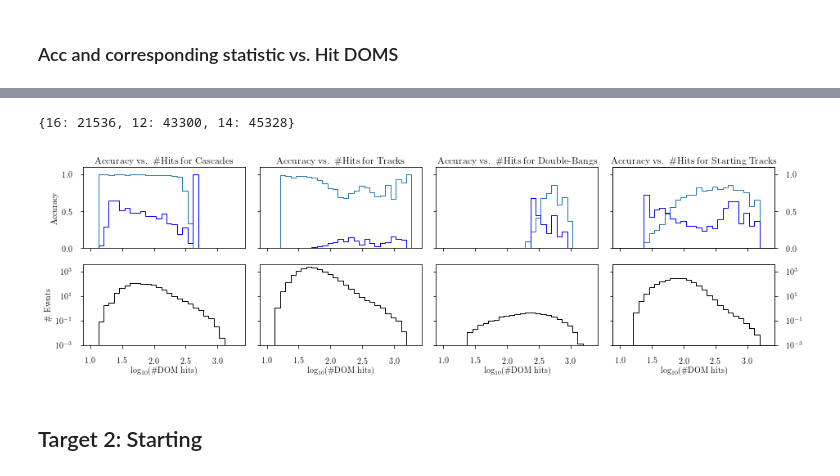
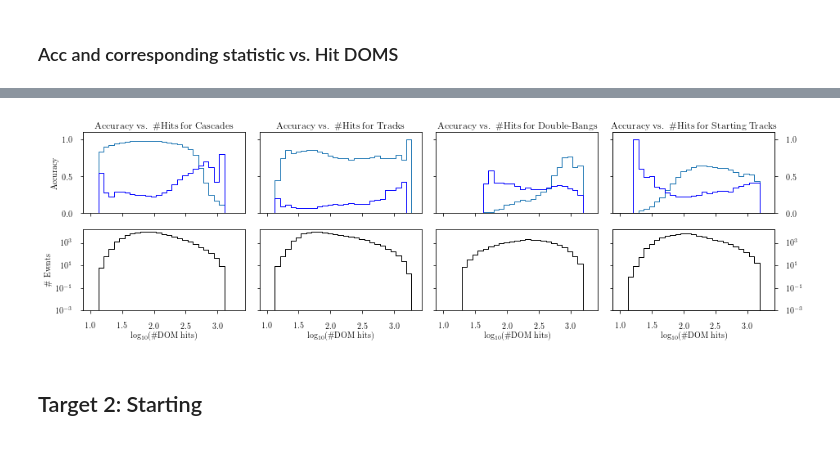
Before and after one commit to tglauch/DeepIceLearning, a Jupyter notebook: notebooks/NN_Anaalysis_4Types.ipynb, the cells around one changed output, grey strips where cells are left out. Drawn from its saved outputs; the diff is of its cells as text; code cells hidden in the pictures.

```diff
--- a/notebooks/NN_Anaalysis_4Types.ipynb
+++ b/notebooks/NN_Anaalysis_4Types.ipynb
@@ -263,7 +47,7 @@ def acc_vs_hitDOMs_plot(pred, true, hitDOMs, title, binnumber):
 ###### Allocation of variables
 # %%
 # DATA_DIR = "/scratch9/tglauch/NN_out/run37/"
-DATA_DIR = "../output/DB/"
+DATA_DIR = "../output/4Types/new/"
 
 predictions_mctrue = pickle.load(file(os.path.join(DATA_DIR, 'best_val_loss_pred.pickle')))
 sample_len = len(predictions_mctrue['prediction'][0])
@@ -274,7 +58,7 @@ true_label_1 = retag_classify_startTrack(predictions_mctrue["mc_truth"]
 all_pred = np.argmax(pred_label_1, axis=1)
 classes_1 = ("Cascade", "Track", "Double Bang", "StartingTrack")
 
-zenith_pred = np.arccos(-predictions_mctrue["reco_vals"]['dir_z'][:sample_len])
+zenith_pred = np.arccos(-np.concatenate(predictions_mctrue["prediction"][1][:,2:3]))
 zenith_true = np.arccos(-predictions_mctrue['mc_truth']['dir_z_truth'][:sample_len])
 
 # Number of hit DOMs
@@ -282,7 +66,7 @@ IC_hitDOMs = predictions_mctrue["IC_HitDOMs"][:sample_len]
 DC_hitDOMs = predictions_mctrue["DC_HitDOMs"][:sample_len]
 hitDOMs = IC_hitDOMs + DC_hitDOMs
 
-energy=predictions_mctrue["reco_vals"]['energyFirstParticle']
+energy=predictions_mctrue["reco_vals"]['energyFirstParticle'][:sample_len]
 ptype = predictions_mctrue["reco_vals"]['firstParticle'][:sample_len]
 class_label = predictions_mctrue["reco_vals"]['ClassificationLabel'][:sample_len]
 azimuth_pred = np.arctan2(predictions_mctrue["reco_vals"]['dir_y'][:sample_len],
@@ -384,10 +139,10 @@ hits_dic = {'arr' : np.log10(IC_hitDOMs), 'xbins' : np.linspace(1, 3.4, 30), 'ti
             'xlabel': r'$\log_{10}$(\#DOM hits)', 'name': 'hits'}
 
 
-flux_weight = True
+flux_weight = False
 which = hits_dic # <--------Set this one
-add_mask =  np.max(pred_label_1, axis=1)>0.7
-add_str = 'strack_y_0.8_cut'
+add_mask = [] #np.max(pred_label_1, axis=1)>0.8
+add_str = 'all_'
 
 if flux_weight:
     atm_w, prompt_w, astro_w = calc_weights(predictions_mctrue["reco_vals"][:sample_len])
@@ -409,7 +164,8 @@ ax1 = plt.subplot2grid((2, 4), (0, 0))
 ax1 = acc_vs_quantity_plot(all_pred, true_label_1, 0,
                          which['arr'],
                          r"Accuracy vs. {} for Cascades".format(which['title']),
-                         which['xbins'], ax1, weights=tot_weight, add_mask = add_mask)
+                         which['xbins'], ax1, weights=tot_weight, add_mask = add_mask &
+                                                                             ~((true_label_1==3)&(inelasticity>0.5)))
 ax1.set_xticklabels([])
 ax1.set_ylabel('Accuracy')
 
@@ -439,7 +195,7 @@ ax31_2.set_ylim(ax31.get_ylim())
 
 ax4 = plt.subplot2grid((2, 4), (1, 0))
 max_vals = []
-mask = (true_label_1 == 0)
+mask = (true_label_1 == 0) & add_mask
 valsAll = np.histogram(which['arr'][mask], bins=which['xbins'],
                        weights=tot_weight[mask])[0]
 max_vals.append(np.max(valsAll))
@@ -448,7 +204,7 @@ ax4.set_xlabel(which['xlabel'])
 ax4.set_ylabel(r'\# Events')
 
 ax5 = plt.subplot2grid((2, 4), (1, 1))
-mask = (true_label_1 == 1)
+mask = (true_label_1 == 1) & add_mask
 valsAll = np.histogram(which['arr'][mask], bins=which['xbins'],
                       weights=tot_weight[mask])[0]
 ax5.semilogy(which['xbins'][:-1], valsAll, drawstyle = 'steps-mid', color='k')
@@ -456,38 +212,37 @@ ax5.set_xlabel(which['xlabel'])
 max_vals.append(np.max(valsAll))
 ax5.set_yticklabels([])
 
 ax6 = plt.subplot2grid((2, 4), (1, 2))
-mask = (true_label_1 == 2)
+mask = (true_label_1 == 2) & add_mask
 valsAll = np.histogram(which['arr'][mask], bins=which['xbins'],
                       weights=tot_weight[mask])[0]
 ax6.semilogy(which['xbins'][:-1], valsAll, drawstyle = 'steps-mid', color='k')
 ax6.set_xlabel(which['xlabel'])
 ax6.set_yticklabels([])
 max_vals.append(np.max(valsAll))
 
 ax61 = plt.subplot2grid((2, 4), (1, 3))
-mask = (true_label_1 == 3)
+mask = (true_label_1 == 3) & add_mask
 valsAll = np.histogram(which['arr'][mask], bins=which['xbins'],
                       weights=tot_weight[mask])[0]
 ax61.semilogy(which['xbins'][:-1], valsAll, drawstyle = 'steps-mid', color='k')
 ax61.set_xlabel(which['xlabel'])
 ax61.set_yticklabels([])
 max_vals.append(np.max(valsAll))
 
 ax4.set_ylim(0.001, 1.5*np.max(max_vals))
 ax5.set_ylim(0.001, 1.5*np.max(max_vals))
 ax6.set_ylim(0.001, 1.5*np.max(max_vals))
 ax61.set_ylim(0.001, 1.5*np.max(max_vals))
 ax61_2 = ax61.twinx()
 ax61_2.set_ylim(ax61.get_ylim())
 ax61_2.set_yscale('log')
 plt.tight_layout()
 fig1.subplots_adjust(wspace=0.0, hspace=0.0)
-fig1.savefig('./out/accuracy_{}.pdf'.format(add_str))
+# fig1.savefig('./out/accuracy_{}.pdf'.format(add_str))
 plt.show()
 # %% [output]
-{16: 21536, 12: 43300, 14: 45328}
-[figure, old version]
+[figure, new version]
 # %% [markdown]
 ## Target 2: Starting
 # %%
```
Also changed, not shown: parts of 32 cells of this notebook, 1 other file.
